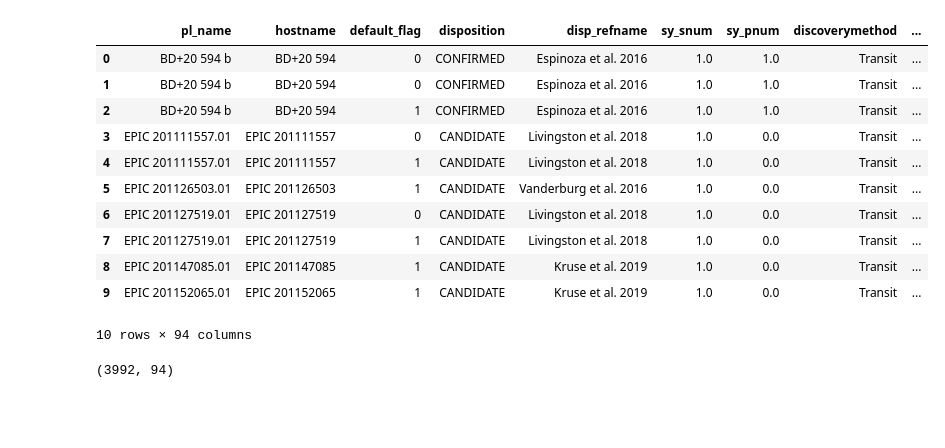
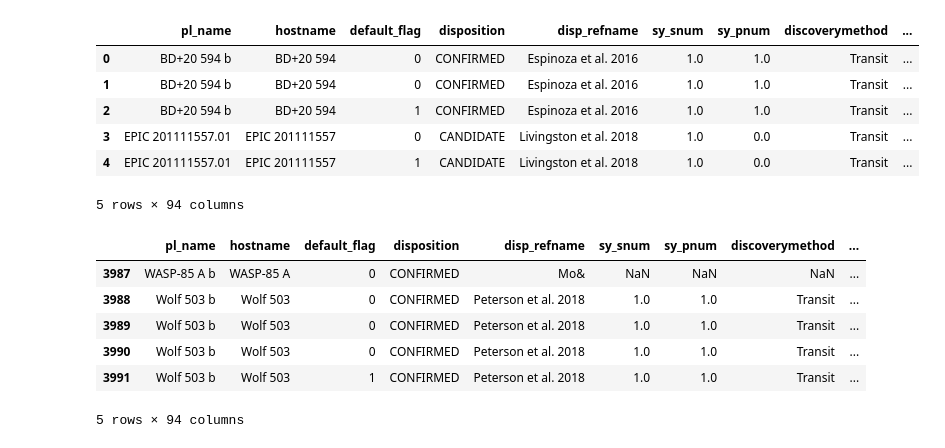
Before and after one commit to rayhankhan2192/Hunting_For_Exoplanets_With_AI_Nasa2025, a Jupyter notebook: main/k2.ipynb, the cells around one changed output. Saved outputs shown, nothing was run; the diff lists cells and outputs as text; code cells hidden in the pictures; blank space fills up the shorter version.

```diff
--- a/main/k2.ipynb
+++ b/main/k2.ipynb
@@ -5,21 +14,23 @@ import pandas as pd
 # %%
 file_path = r"E:\Nasa Space App 2025\Hunting_For_Exoplanets_With_AI_Nasa2025\DataSet\K2\k2_data.csv"
 df = pd.read_csv(file_path, comment="#")
-df.head(10)
+df.head()
 # %% [output]
 |  | pl_name | hostname | default_flag | disposition | disp_refname | sy_snum | sy_pnum | discoverymethod | ... |
 | 0 | BD+20 594 b | BD+20 594 | 0 | CONFIRMED | Espinoza et al. 2016 | 1.0 | 1.0 | Transit | ... |
 | 1 | BD+20 594 b | BD+20 594 | 0 | CONFIRMED | Espinoza et al. 2016 | 1.0 | 1.0 | Transit | ... |
 | 2 | BD+20 594 b | BD+20 594 | 1 | CONFIRMED | Espinoza et al. 2016 | 1.0 | 1.0 | Transit | ... |
 | 3 | EPIC 201111557.01 | EPIC 201111557 | 0 | CANDIDATE | Livingston et al. 2018 | 1.0 | 0.0 | Transit | ... |
 | 4 | EPIC 201111557.01 | EPIC 201111557 | 1 | CANDIDATE | Livingston et al. 2018 | 1.0 | 0.0 | Transit | ... |
-| 5 | EPIC 201126503.01 | EPIC 201126503 | 1 | CANDIDATE | Vanderburg et al. 2016 | 1.0 | 0.0 | Transit | ... |
-| 6 | EPIC 201127519.01 | EPIC 201127519 | 0 | CANDIDATE | Livingston et al. 2018 | 1.0 | 0.0 | Transit | ... |
-| 7 | EPIC 201127519.01 | EPIC 201127519 | 1 | CANDIDATE | Livingston et al. 2018 | 1.0 | 0.0 | Transit | ... |
-| 8 | EPIC 201147085.01 | EPIC 201147085 | 1 | CANDIDATE | Kruse et al. 2019 | 1.0 | 0.0 | Transit | ... |
-| 9 | EPIC 201152065.01 | EPIC 201152065 | 1 | CANDIDATE | Kruse et al. 2019 | 1.0 | 0.0 | Transit | ... |
-10 rows × 94 columns
+5 rows × 94 columns
 # %%
 df.shape
+df.tail()
 # %% [output]
+|  | pl_name | hostname | default_flag | disposition | disp_refname | sy_snum | sy_pnum | discoverymethod | ... |
+| 3987 | WASP-85 A b | WASP-85 A | 0 | CONFIRMED | Mo& | NaN | NaN | NaN | ... |
+| 3988 | Wolf 503 b | Wolf 503 | 0 | CONFIRMED | Peterson et al. 2018 | 1.0 | 1.0 | Transit | ... |
+| 3989 | Wolf 503 b | Wolf 503 | 0 | CONFIRMED | Peterson et al. 2018 | 1.0 | 1.0 | Transit | ... |
+| 3990 | Wolf 503 b | Wolf 503 | 0 | CONFIRMED | Peterson et al. 2018 | 1.0 | 1.0 | Transit | ... |
+| 3991 | Wolf 503 b | Wolf 503 | 1 | CONFIRMED | Peterson et al. 2018 | 1.0 | 1.0 | Transit | ... |
-(3992, 94)
+5 rows × 94 columns
```
Also changed, not shown: parts of 28 cells of this notebook.
